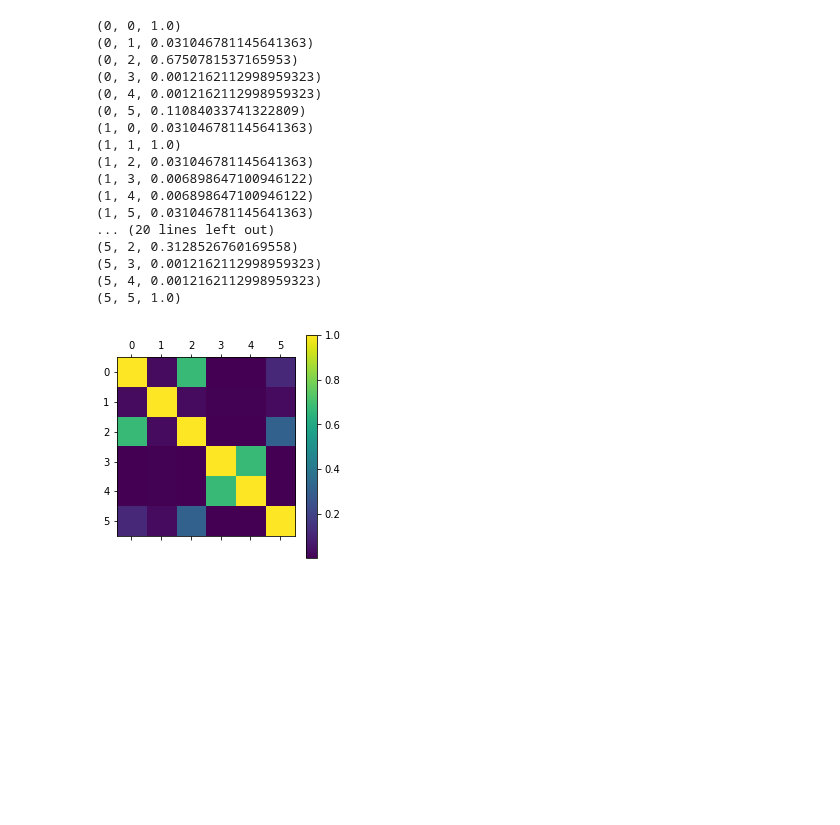
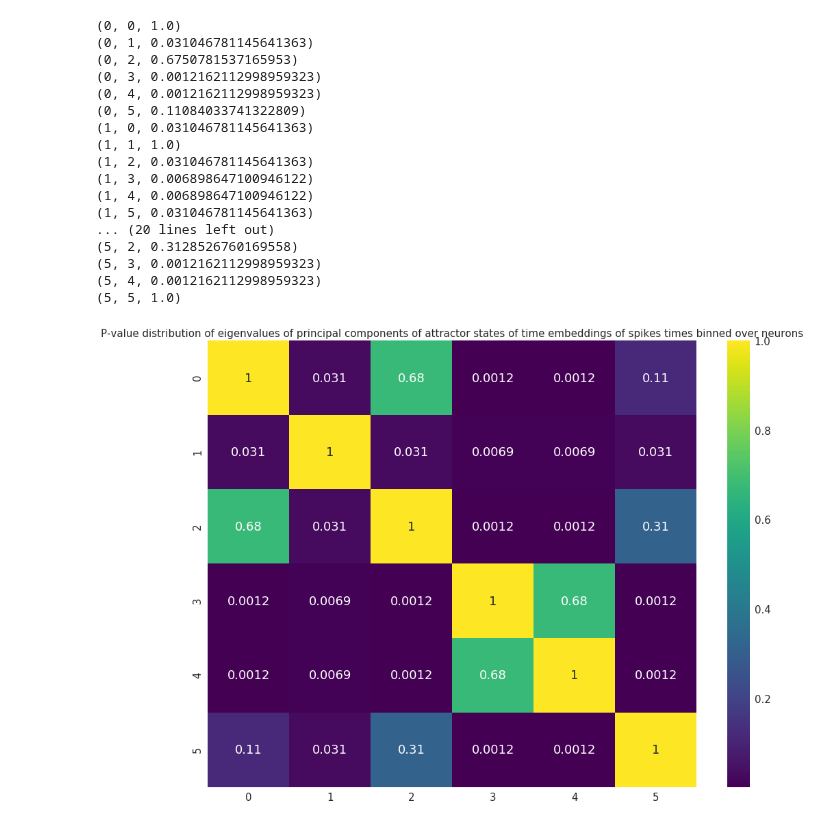
Before and after one commit to Mikkolehtimaki/eitn_model_validation, a Jupyter notebook: Attractor.ipynb, the cells around one changed output. Cells and saved outputs as stored; diff of their text form; code cells hidden in the pictures; blank space fills up the shorter version.

```diff
--- a/Attractor.ipynb
+++ b/Attractor.ipynb
@@ -5,11 +5,14 @@ import elephant
 from elephant.statistics import isi
 #import vizi
 #import misc
+import matplotlib
 import matplotlib.pyplot as plt
 import neo
 import seaborn as sns
 %matplotlib inline
 
+matplotlib.rcParams['figure.figsize'] = [16, 12]
+sns.set(font_scale=1.5)
 
 from sklearn.decomposition import PCA
 from scipy import stats
@@ -178,33 +191,34 @@ plt.legend(loc='best')
 # %%
 dists = [pca1.explained_variance_,pca2.explained_variance_,pca3.explained_variance_,
          pca4.explained_variance_,pca5.explained_variance_,pca6.explained_variance_]
 
 Res = np.zeros((len(dists), len(dists)))
 for i in range(len(dists)):
     for j in range(len(dists)):
         Res[i,j] = stats.ks_2samp(dists[i], dists[j])[1]
         print(i,j,Res[i,j])
 
-
-plt.matshow(Res, )
-plt.colorbar()
-plt.show()
+plt.clf()
+sns.set(font_scale=1.5)
+sns.heatmap(Res, annot=True, cmap='viridis')
+plt.title('P-value distribution of eigenvalues of principal components of attractor states of time embeddings of spikes times binned over neurons', fontsize=15)
+plt.savefig('p_value_heatmap_embeddings.png')
 # %% [output]
 (0, 0, 1.0)
 (0, 1, 0.031046781145641363)
 (0, 2, 0.6750781537165953)
 (0, 3, 0.0012162112998959323)
 (0, 4, 0.0012162112998959323)
 (0, 5, 0.11084033741322809)
 (1, 0, 0.031046781145641363)
 (1, 1, 1.0)
 (1, 2, 0.031046781145641363)
 (1, 3, 0.006898647100946122)
 (1, 4, 0.006898647100946122)
 (1, 5, 0.031046781145641363)
 ... (20 lines left out)
 (5, 2, 0.3128526760169558)
 (5, 3, 0.0012162112998959323)
 (5, 4, 0.0012162112998959323)
 (5, 5, 1.0)
-[figure, old version]
+[figure, new version]
```
Also changed, not shown: parts of 4 cells of this notebook, 4 other files.
